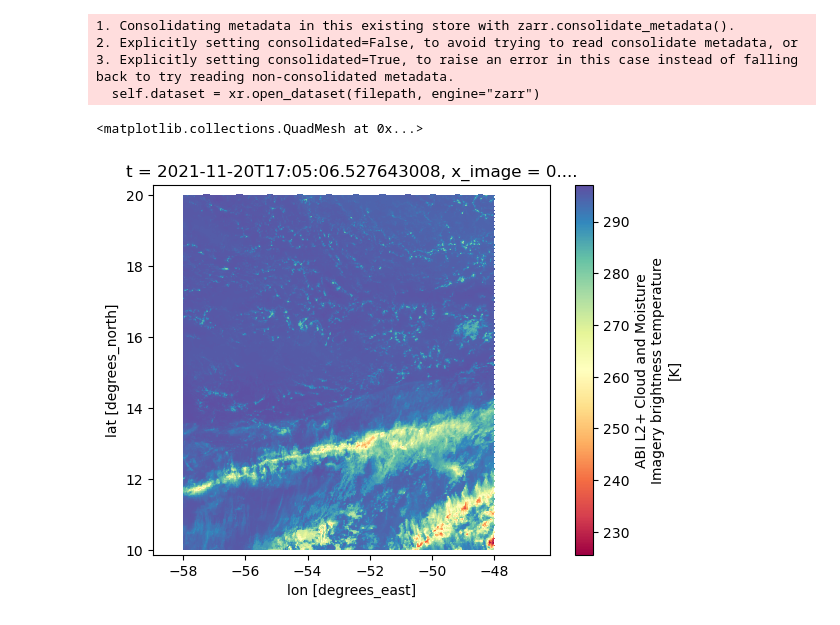
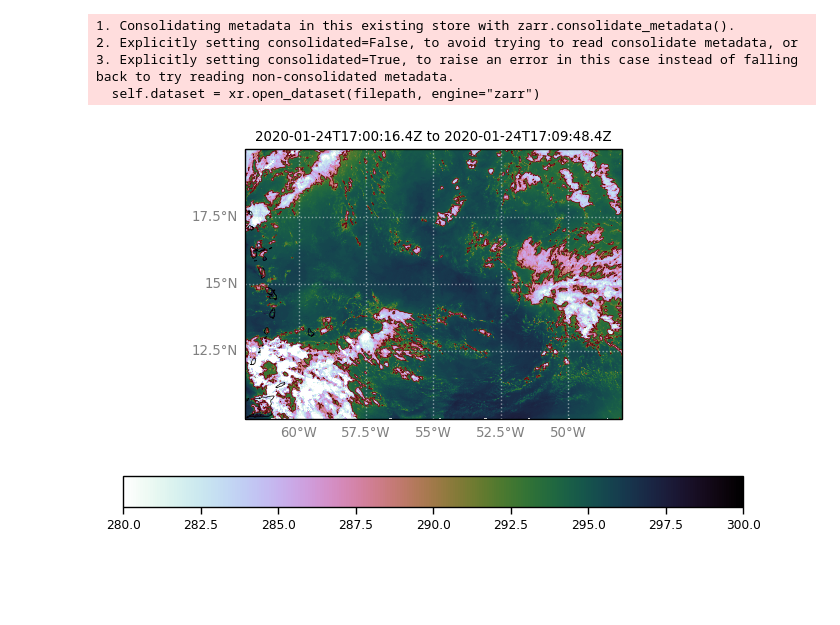
Before and after one commit to Geet-George/gogoesgone, a Jupyter notebook: notebooks/how_to_access_via_zarr.ipynb, the cells around one changed output. Saved outputs shown, nothing was run; the diff lists cells and outputs as text; code cells hidden in the pictures; blank space fills up the shorter version.

Commit message:
improve plot

```diff
--- a/notebooks/how_to_access_via_zarr.ipynb
+++ b/notebooks/how_to_access_via_zarr.ipynb
@@ -75,7 +59,7 @@ flist= za.nearest_time_url(time,format)
 m = za.get_mapper_from_mzz(flist)
 # %%
 img = pr.Image(m)
-extent = (-58,-48,10,20)
+extent = (-62,-48,10,20)
 
 subset = img.subset_region_from_latlon_extents(extent, unit="degree")
 # %% [output]
@@ -83,8 +67,32 @@ subset = img.subset_region_from_latlon_extents(extent, unit="degree")
 2. Explicitly setting consolidated=False, to avoid trying to read consolidate metadata, or
 3. Explicitly setting consolidated=True, to raise an error in this case instead of falling back to try reading non-consolidated metadata.
   self.dataset = xr.open_dataset(filepath, engine="zarr")
-# %%
-subset.CMI.isel(t=0).plot(x='lon',y='lat',cmap='Spectral')
-# %% [output]
-<matplotlib.collections.QuadMesh at 0x...>
-[figure, removed]
+# %%
+sb.set_context('paper')
+fig = plt.figure(figsize=(8,5))
+
+ax = fig.add_subplot(1, 1, 1, projection=ccrs.PlateCarree())
+
+im = subset.CMI.isel(t=0).plot(ax=ax,x='lon',y='lat',cmap='cubehelix_r',add_colorbar=False,vmin=280,vmax=300)
+subset.CMI.isel(t=0).plot.contour(ax=ax,x='lon',y='lat',cmap='Reds',add_colorbar=False,levels=[290,],linewidths=.5)
+ax.set_extent(extent, crs=ccrs.PlateCarree())
+ax.coastlines(resolution='10m', color='black', linewidth=.5)
+
+#Add title
+plt.title(f"{subset.attrs['time_coverage_start']} to {subset.attrs['time_coverage_end']}")
+plt.colorbar(im,orientation='horizontal')
+
+# # # Draw grid.
+gl = ax.gridlines(ccrs.PlateCarree(), linewidth = 1, color = 'w', alpha = 0.5, linestyle=':', draw_labels = True)
+gl.top_labels = False
+gl.right_labels = False
+gl.xlines = True
+gl.ylines = True
+gl.xlocator = mticker.FixedLocator(np.arange(-180, 180, 2.5))
+gl.ylocator = mticker.FixedLocator(np.arange(-90, 90, 2.5))
+gl.xformatter = LONGITUDE_FORMATTER
+gl.yformatter = LATITUDE_FORMATTER
+gl.xlabel_style = {'color': 'grey'}
+gl.ylabel_style = {'color': 'grey'}
+# %% [output]
+[figure, added]
```
Also changed, not shown: parts of 3 cells of this notebook.
